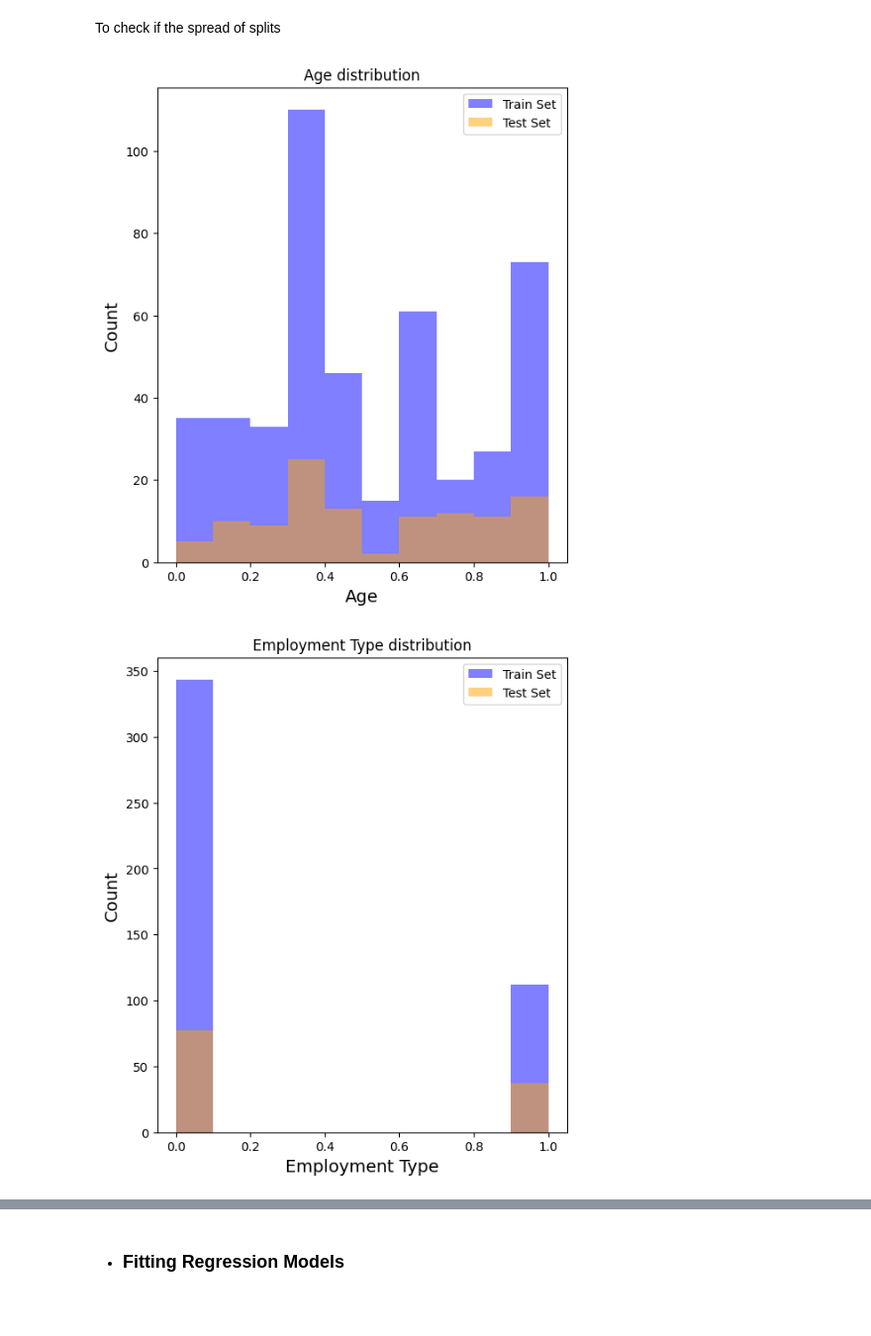
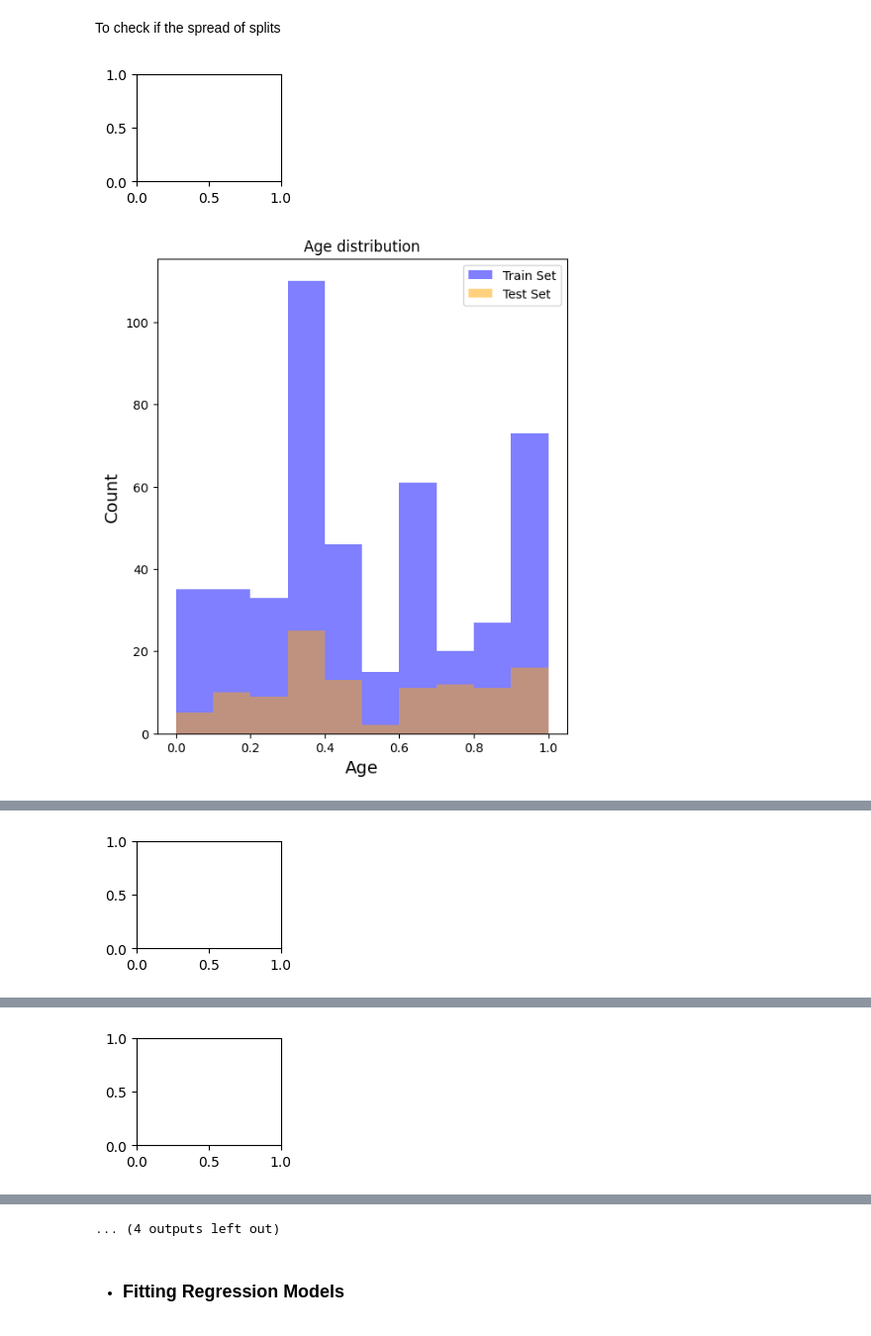
Before and after one commit to JanKosgei/Travel-Insurance-Prediction, a Jupyter notebook: Travel Insurance Prediction.ipynb, the cells around one changed output, grey strips where cells are left out. Shown at 99% size. Cells and saved outputs as stored; diff of their text form; code cells hidden in the pictures.

```diff
--- a/Travel Insurance Prediction.ipynb
+++ b/Travel Insurance Prediction.ipynb
@@ -384,16 +370,20 @@ To check if the spread of splits
 # %%
 X_test_plot = X_test
 X_train_plot = X_train
 
+plot_n=0
+
 for c in X_test_plot.columns[:]:
+    plot_n +=1
+    plt.subplot(3, 3, plot_n)
     plt.figure(figsize=(6,7))
     plt.hist(X_train_plot[c], bins=10, alpha=0.5, label="Train Set", color="blue")
     plt.hist(X_test_plot[c], bins=10, alpha=0.5, label="Test Set", color ="orange")
     plt.xlabel(c, size=14)
     plt.ylabel("Count", size=14)
     plt.legend(loc='upper right')
     plt.title("{} distribution".format(c))
     plt.show()
 # %% [output]
-[figure, old version]
+[figure, new version]
-[figure, old version]
+[figure, new version]
@@ -405,0 +396 @@ for c in X_test_plot.columns[:]:
+[figure, added]
@@ -405,0 +398 @@ for c in X_test_plot.columns[:]:
+[figure, added]
@@ -406,3 +400,4 @@ for c in X_test_plot.columns[:]:
+... (4 outputs left out)
 # %% [markdown]
 - ### Fitting Regression Models
 # %% [markdown]
```
Also changed, not shown: parts of 12 cells of this notebook.
